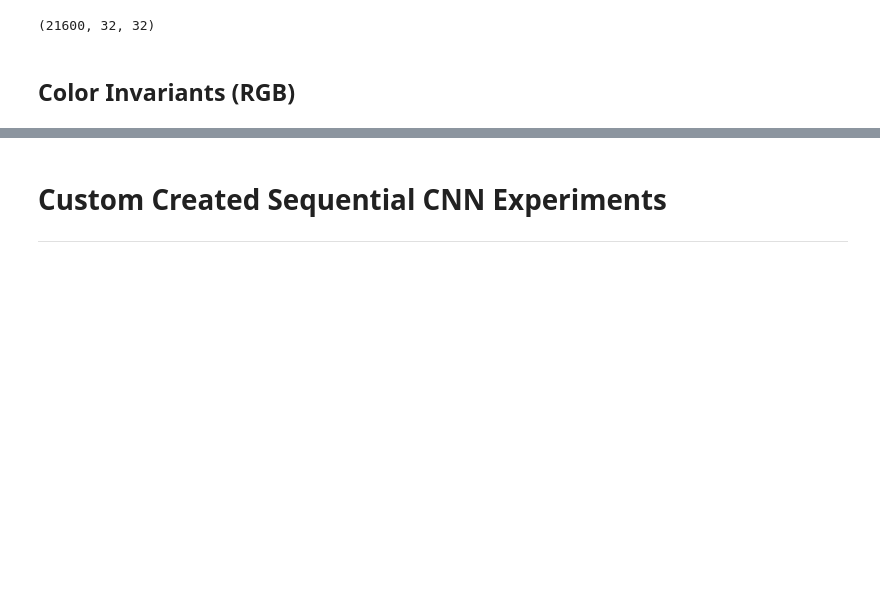
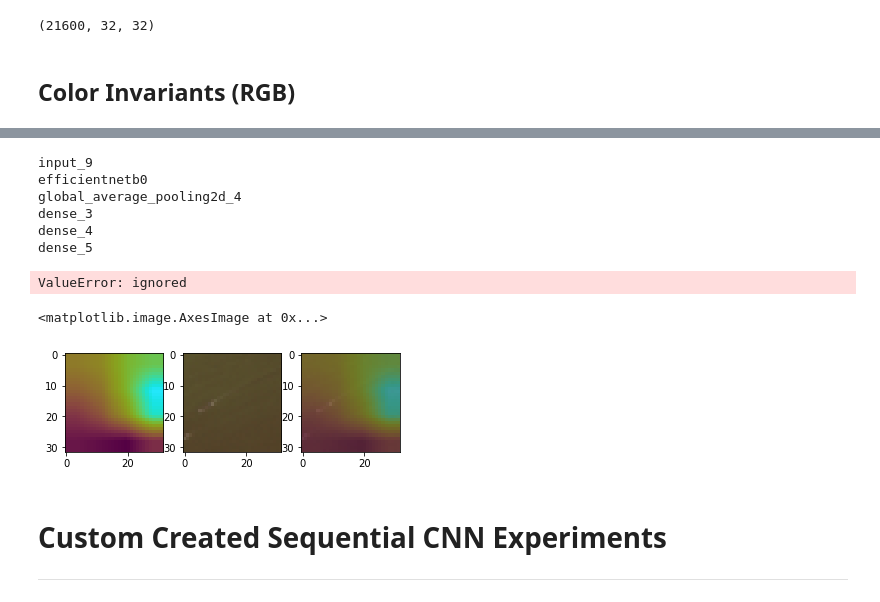
Before and after one commit to mcagriaksoy/EuroSAT-Image-Classification-with-Wide-and-Deep-Learning, a Jupyter notebook: Paper_EuroSAT_Wide&DeepLearning_ObjectDetection.ipynb, the cells around one changed output, grey strips where cells are left out. Drawn from its saved outputs; the diff is of its cells as text; code cells hidden in the pictures; blank space fills up the shorter version.

```diff
--- a/Paper_EuroSAT_Wide&DeepLearning_ObjectDetection.ipynb
+++ b/Paper_EuroSAT_Wide&DeepLearning_ObjectDetection.ipynb
@@ -571,3 +670,46 @@ for NUM in range(lenx):
+# %%
+MODEL = xx_model
+TEST_PATH = '/content/archive (1)/2750/SeaLake/SeaLake_103.jpg'
+# %%
+image = cv2.imread(TEST_PATH)
+image = cv2.resize(image, (32, 32))
+#image = x_test[88]
+image = image.astype('float32') / 255
+image = np.expand_dims(image, axis=0)
+
+preds = MODEL.predict(image)
+i = np.argmax(preds[0])
+# %%
+for idx in range(len(MODEL.layers)):
+  print(MODEL.get_layer(index = idx).name)
+# %% [output]
+input_9
+efficientnetb0
+global_average_pooling2d_4
+dense_3
+dense_4
+dense_5
+# %%
+icam = GradCAM(MODEL, i, 'block5c_project_con')
+heatmap = icam.compute_heatmap(image)
+heatmap = cv2.resize(heatmap, (32, 32))
+
+image = cv2.imread(TEST_PATH)
+image = cv2.resize(image, (32, 32))
+print(heatmap.shape, image.shape)
+
+(heatmap, output) = icam.overlay_heatmap(heatmap, image, alpha=0.5)
+# %% [output]
+ValueError: ignored
+# %%
+fig, ax = plt.subplots(1, 3)
+
+ax[0].imshow(heatmap)
+ax[1].imshow(image)
+ax[2].imshow(output)
+# %% [output]
+<matplotlib.image.AxesImage at 0x...>
+[figure, added]
 # %% [markdown]
 # **Custom Created Sequential CNN Experiments**
 
```
Also changed, not shown: parts of 85 cells of this notebook.
